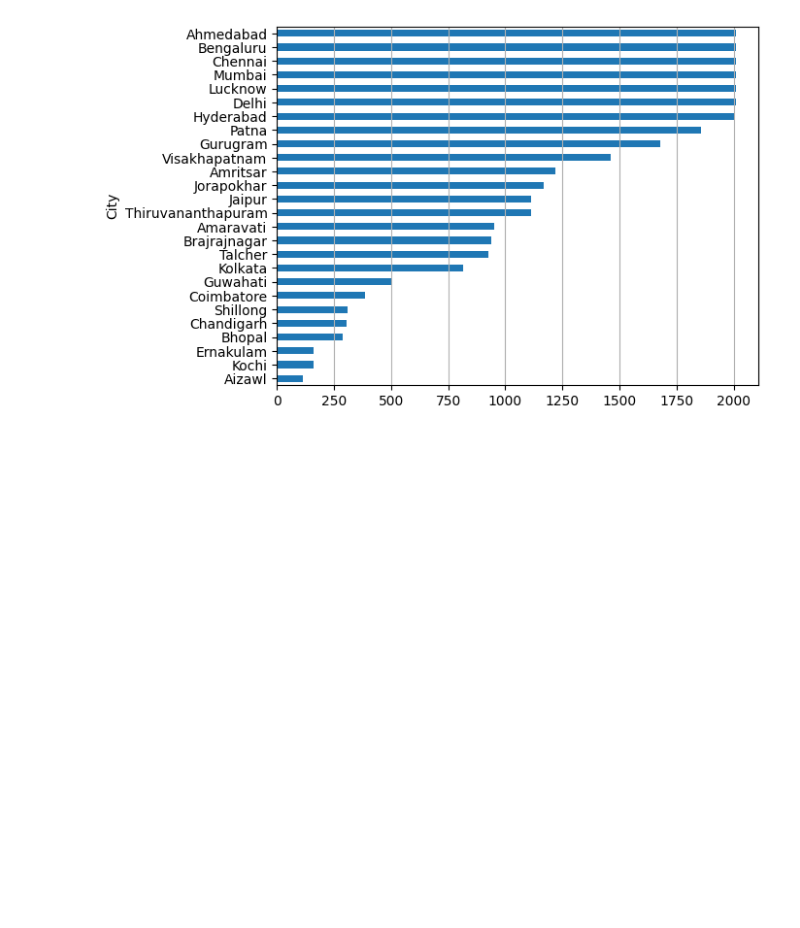
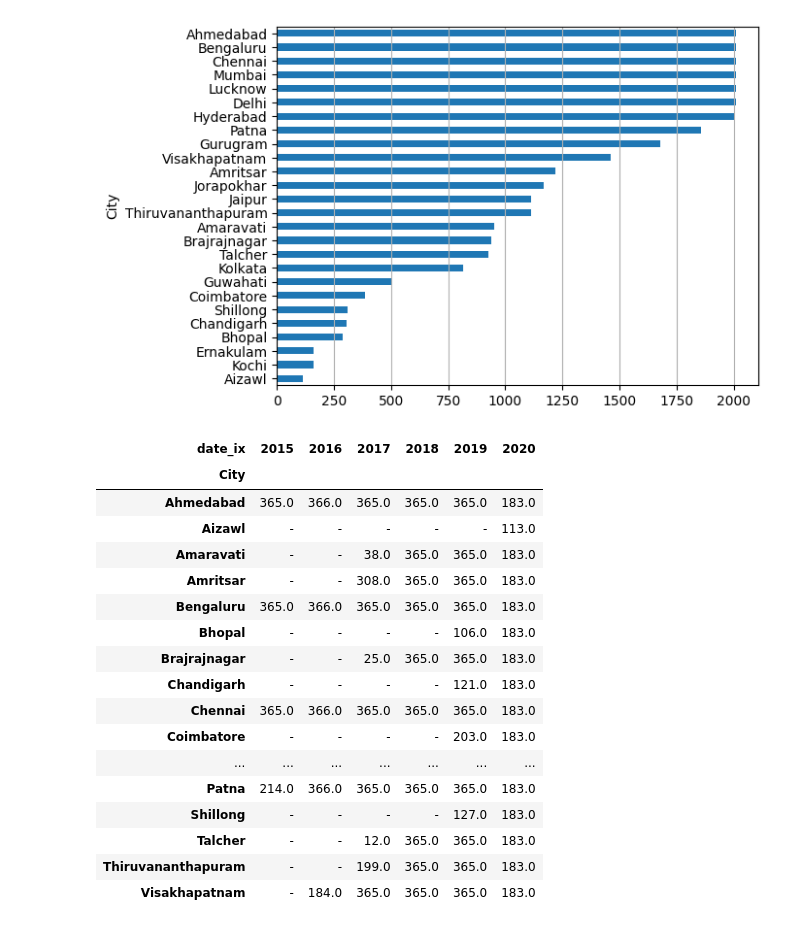
Before and after one commit to alexismenanieves/Air_Quality_Project, a Jupyter notebook: notebooks/01_Analysis.ipynb, the cells around one changed output. Drawn from its saved outputs; the diff is of its cells as text; code cells hidden in the pictures; blank space fills up the shorter version.

```diff
--- a/notebooks/01_Analysis.ipynb
+++ b/notebooks/01_Analysis.ipynb
@@ -197,3 +200,30 @@ plt.grid(axis='x')
 plt.show()
 # %% [output]
 [figure]
+# %%
+pivot = df_temp.pivot_table(
+    index=pd.Grouper(freq='YE'),
+    columns='City',
+    values='AQI',
+    aggfunc='size').fillna('-')
+pivot.index = pivot.index.strftime('%Y')
+pivot.T
+# %% [output]
+| date_ix | 2015 | 2016 | 2017 | 2018 | 2019 | 2020 |
+| City |  |  |  |  |  |  |
+| Ahmedabad | 365.0 | 366.0 | 365.0 | 365.0 | 365.0 | 183.0 |
+| Aizawl | - | - | - | - | - | 113.0 |
+| Amaravati | - | - | 38.0 | 365.0 | 365.0 | 183.0 |
+| Amritsar | - | - | 308.0 | 365.0 | 365.0 | 183.0 |
+| Bengaluru | 365.0 | 366.0 | 365.0 | 365.0 | 365.0 | 183.0 |
+| Bhopal | - | - | - | - | 106.0 | 183.0 |
+| Brajrajnagar | - | - | 25.0 | 365.0 | 365.0 | 183.0 |
+| Chandigarh | - | - | - | - | 121.0 | 183.0 |
+| Chennai | 365.0 | 366.0 | 365.0 | 365.0 | 365.0 | 183.0 |
+| Coimbatore | - | - | - | - | 203.0 | 183.0 |
+| ... | ... | ... | ... | ... | ... | ... |
+| Patna | 214.0 | 366.0 | 365.0 | 365.0 | 365.0 | 183.0 |
+| Shillong | - | - | - | - | 127.0 | 183.0 |
+| Talcher | - | - | 12.0 | 365.0 | 365.0 | 183.0 |
+| Thiruvananthapuram | - | - | 199.0 | 365.0 | 365.0 | 183.0 |
+| Visakhapatnam | - | 184.0 | 365.0 | 365.0 | 365.0 | 183.0 |
```
Also changed, not shown: parts of 4 cells of this notebook.
